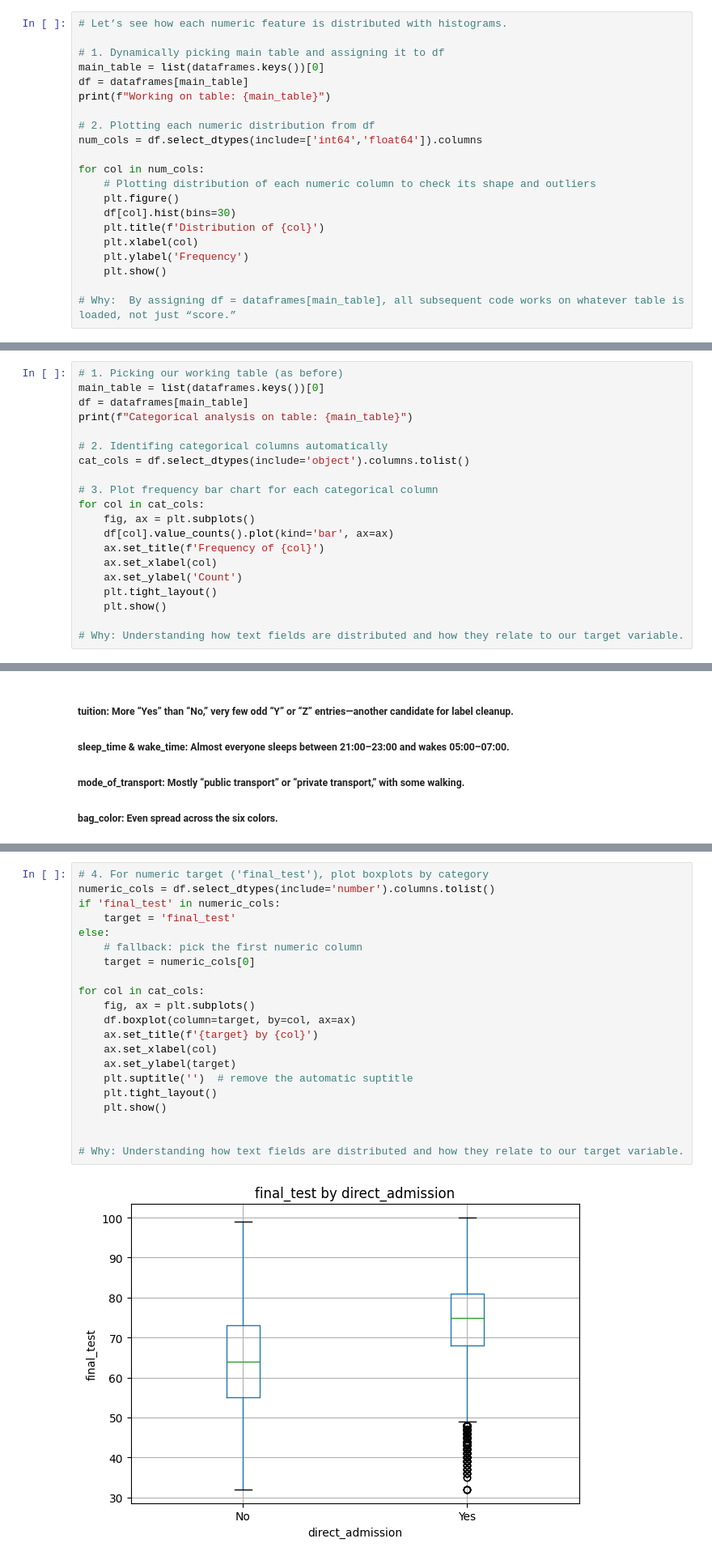
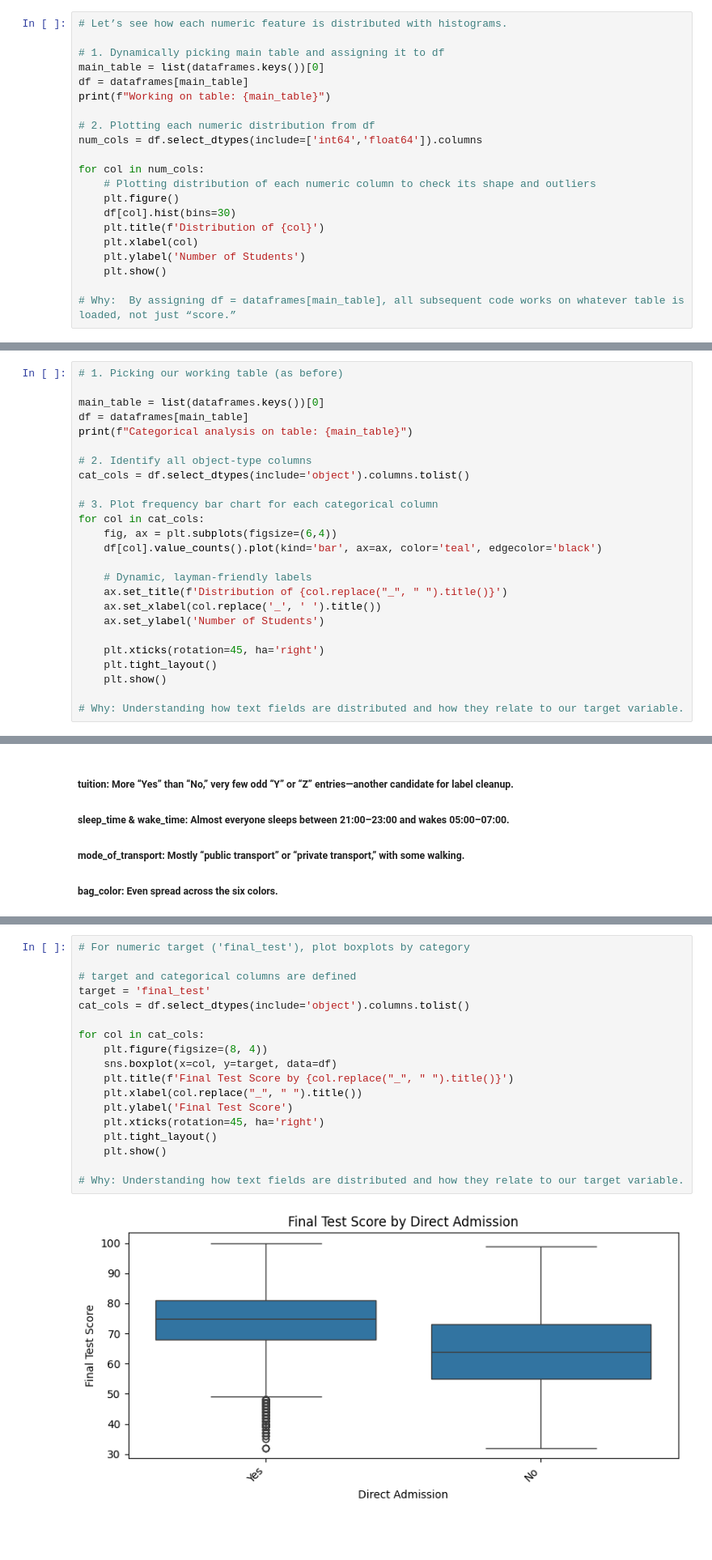
Before and after one commit to rush2priyanka/Student_Performance_Prediction_Pipeline, a Jupyter notebook: eda.ipynb, the cells around one changed output, grey strips where cells are left out. Shown at 81% size. Cells and saved outputs as stored; diff of their text form; blank space fills up the shorter version.

```diff
--- a/eda.ipynb
+++ b/eda.ipynb
@@ -203,7 +203,7 @@ for col in num_cols:
     df[col].hist(bins=30)
     plt.title(f'Distribution of {col}')
     plt.xlabel(col)
-    plt.ylabel('Frequency')
+    plt.ylabel('Number of Students')
     plt.show()
 
 # Why:  By assigning df = dataframes[main_table], all subsequent code works on whatever table is loaded, not just “score.”
@@ -231,19 +231,24 @@ Working on table: score
 # %%
 # 1. Picking our working table (as before)
+
 main_table = list(dataframes.keys())[0]
 df = dataframes[main_table]
 print(f"Categorical analysis on table: {main_table}")
 
-# 2. Identifing categorical columns automatically
+# 2. Identify all object-type columns
 cat_cols = df.select_dtypes(include='object').columns.tolist()
 
 # 3. Plot frequency bar chart for each categorical column
 for col in cat_cols:
-    fig, ax = plt.subplots()
-    df[col].value_counts().plot(kind='bar', ax=ax)
-    ax.set_title(f'Frequency of {col}')
-    ax.set_xlabel(col)
-    ax.set_ylabel('Count')
+    fig, ax = plt.subplots(figsize=(6,4))
+    df[col].value_counts().plot(kind='bar', ax=ax, color='teal', edgecolor='black')
+
+    # Dynamic, layman-friendly labels
+    ax.set_title(f'Distribution of {col.replace("_", " ").title()}')
+    ax.set_xlabel(col.replace('_', ' ').title())
+    ax.set_ylabel('Number of Students')
+
+    plt.xticks(rotation=45, ha='right')
     plt.tight_layout()
     plt.show()
 
@@ -274,23 +281,20 @@ Categorical analysis on table: score
 # %%
-# 4. For numeric target ('final_test'), plot boxplots by category
-numeric_cols = df.select_dtypes(include='number').columns.tolist()
-if 'final_test' in numeric_cols:
-    target = 'final_test'
-else:
-    # fallback: pick the first numeric column
-    target = numeric_cols[0]
+# For numeric target ('final_test'), plot boxplots by category
+
+# target and categorical columns are defined
+target = 'final_test'
+cat_cols = df.select_dtypes(include='object').columns.tolist()
 
 for col in cat_cols:
-    fig, ax = plt.subplots()
-    df.boxplot(column=target, by=col, ax=ax)
-    ax.set_title(f'{target} by {col}')
-    ax.set_xlabel(col)
-    ax.set_ylabel(target)
-    plt.suptitle('')  # remove the automatic suptitle
+    plt.figure(figsize=(8, 4))
+    sns.boxplot(x=col, y=target, data=df)
+    plt.title(f'Final Test Score by {col.replace("_", " ").title()}')
+    plt.xlabel(col.replace("_", " ").title())
+    plt.ylabel('Final Test Score')
+    plt.xticks(rotation=45, ha='right')
     plt.tight_layout()
     plt.show()
 
-
 # Why: Understanding how text fields are distributed and how they relate to our target variable.
 # %% [output]
-[figure, old version]
+[figure, new version]
```
Also changed, not shown: parts of 23 cells of this notebook.
